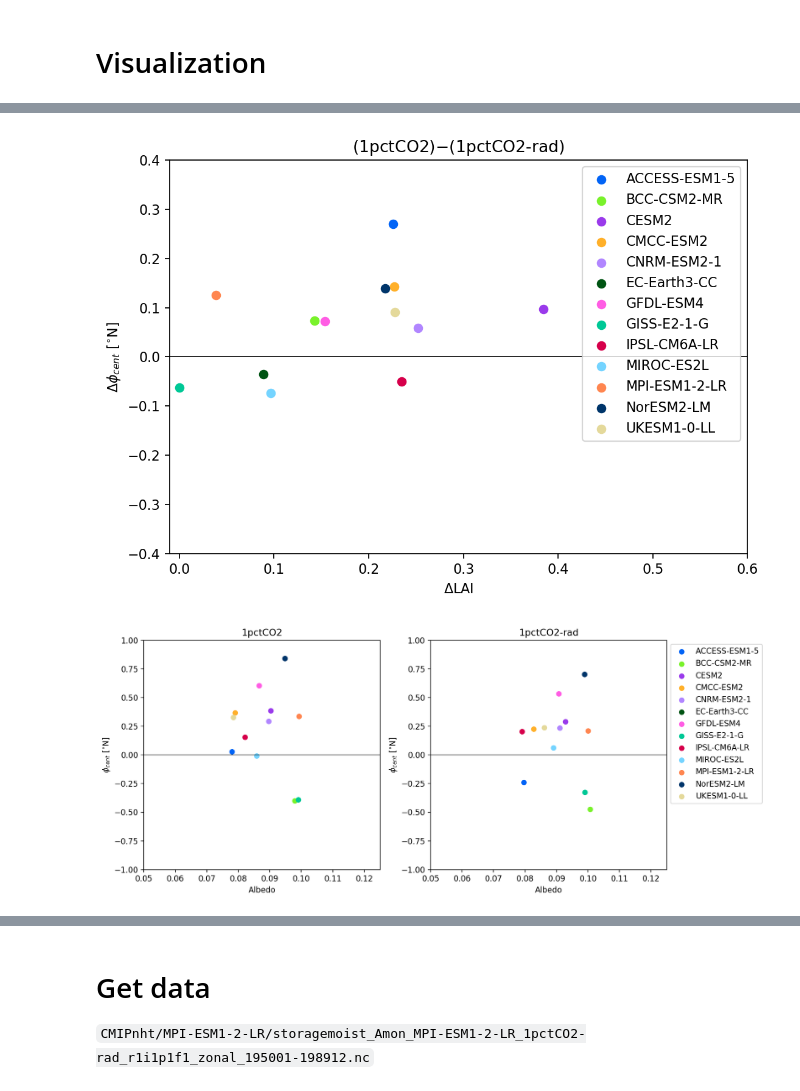
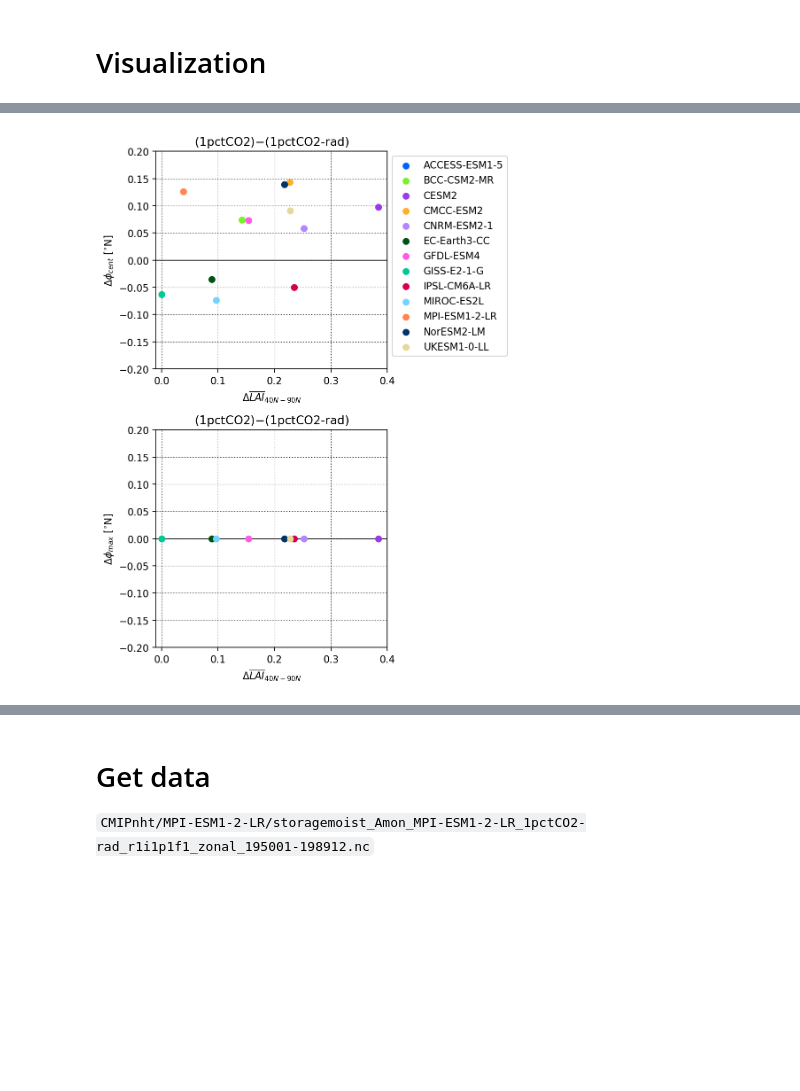
Before and after one commit to bbuchovecky/itcz_phys, a Jupyter notebook: notebooks/06_cmip-itcz-metrics.ipynb, the cells around one changed output, grey strips where cells are left out. Cells and saved outputs as stored; diff of their text form; code cells hidden in the pictures; blank space fills up the shorter version.

```diff
--- a/notebooks/06_cmip-itcz-metrics.ipynb
+++ b/notebooks/06_cmip-itcz-metrics.ipynb
@@ -356,18 +416,23 @@ for m in models:
 # %%
-fig,axes = plt.subplots(1,2,figsize=(12,5))
+fig,axes = plt.subplots(2,2,figsize=(9,8))
 ax = axes.ravel()
 
 for ic,c in enumerate(cases_rad):
     for m in models:
-        ax[ic].scatter(lai_nhigh[m][c], pr_centroid[m][c], c=mcolors[m], label=m)
-
-    ax[ic].hlines(0,0.1,1.4,color='k',linewidth=0.75)
-    ax[ic].set_xlim(0.1,1.4)
-    ax[ic].set_ylim(-1,1)
+        ax[ic].scatter(lai_nhigh[m][c], pr_centroid[m][c], c=mcolors[m], label=m, zorder=3)
+        ax[ic+2].scatter(lai_nhigh[m][c], pr_simplemax[m][c], c=mcolors[m], label=m, zorder=3)
 
     ax[ic].set_title(c)
-    ax[ic].set_xlabel('LAI')
     ax[ic].set_ylabel('$\phi_{cent}$ [$^{\circ}$N]')
+    ax[ic+2].set_title(c)
+    ax[ic+2].set_ylabel('$\phi_{max}$ [$^{\circ}$N]')
+
+for a in ax:
+    a.set_xlabel('$\overline{LAI}_{40N-90N}$')
+    a.set_xlim(0.1,1.3)
+    # a.set_ylim(-6,6)
+    a.hlines(0,0.1,1.3,color='k',linewidth=0.75,zorder=0)
+    a.grid(linewidth=0.5,ls=':',c='k',zorder=0)
 
 ax[1].legend(ncols=1, bbox_to_anchor=[1,1])
 fig.tight_layout()
@@ -376,38 +441,25 @@ fig.tight_layout()
 # %%
-fig,ax = plt.subplots(figsize=(7,5))
+fig,axes = plt.subplots(2,1,figsize=(6,8))
+ax = axes.ravel()
 
 for m in models:
-    ax.scatter(lai_nhigh[m]['1pctCO2']-lai_nhigh[m]['1pctCO2-rad'], pr_centroid[m]['1pctCO2']-pr_centroid[m]['1pctCO2-rad'], c=mcolors[m], label=m)
+    ax[0].scatter(lai_nhigh[m]['1pctCO2']-lai_nhigh[m]['1pctCO2-rad'], pr_centroid[m]['1pctCO2']-pr_centroid[m]['1pctCO2-rad'],
+                  c=mcolors[m], label=m, zorder=3)
+    ax[1].scatter(lai_nhigh[m]['1pctCO2']-lai_nhigh[m]['1pctCO2-rad'], pr_simplemax[m]['1pctCO2']-pr_simplemax[m]['1pctCO2-rad'],
+                  c=mcolors[m], label=m, zorder=3)
 
-ax.hlines(0,-0.01,0.6,color='k',linewidth=0.75)
-ax.set_xlim(-0.01,0.6)
-ax.set_ylim(-0.4,0.4)
+ax[0].set_ylabel('$\Delta\phi_{cent}$ [$^{\circ}$N]')
+ax[1].set_ylabel('$\Delta\phi_{max}$ [$^{\circ}$N]')
 
-ax.set_title('(1pctCO2)$-$(1pctCO2-rad)')
-ax.set_xlabel('$\Delta$LAI')
-ax.set_ylabel('$\Delta\phi_{cent}$ [$^{\circ}$N]')
+for a in ax:
+    a.set_title('(1pctCO2)$-$(1pctCO2-rad)')
+    a.set_xlabel('$\Delta\overline{LAI}_{40N-90N}$')
+    a.set_xlim(-0.01,0.4)
+    a.set_ylim(-0.2,0.2)
+    a.hlines(0,-0.01,0.4,color='k',linewidth=0.75,zorder=0)
+    a.grid(linewidth=0.5,ls=':',c='k',zorder=0)
 
-ax.legend(ncols=1)
+ax[0].legend(ncols=1, bbox_to_anchor=[1,1])
 fig.tight_layout()
 # %% [output]
-[figure, old version]
+[figure, new version]
-# %%
-fig,axes = plt.subplots(1,2,figsize=(12,5))
-ax = axes.ravel()
-
-for ic,c in enumerate(cases_rad):
-    for m in models:
-        ax[ic].scatter(alb_nhigh[m][c], pr_centroid[m][c], c=mcolors[m], label=m)
-
-    ax[ic].hlines(0,0,1,color='k',linewidth=0.75)
-    ax[ic].set_xlim(0.05,0.125)
-    ax[ic].set_ylim(-1,1)
-
-    ax[ic].set_title(c)
-    ax[ic].set_xlabel('Albedo')
-    ax[ic].set_ylabel('$\phi_{cent}$ [$^{\circ}$N]')
-
-ax[1].legend(ncols=1, bbox_to_anchor=[1,1])
-fig.tight_layout()
-# %% [output]
-[figure, removed]
```
Also changed, not shown: parts of 17 cells of this notebook, 1 other file.
